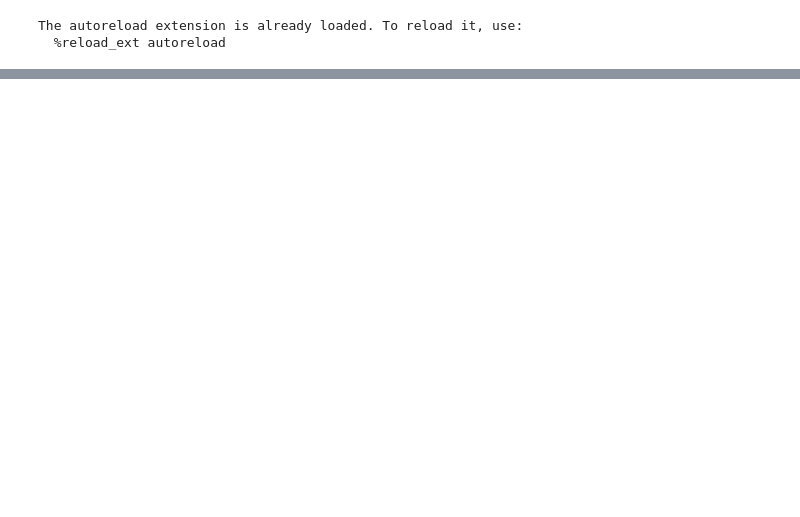
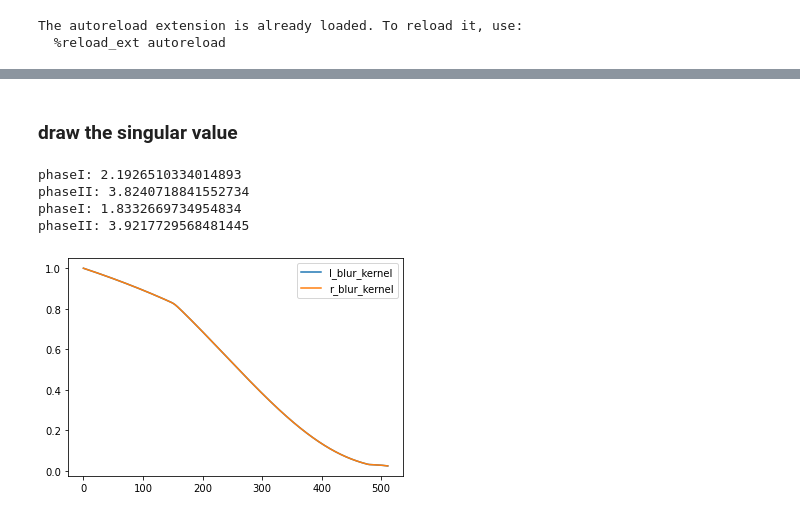
Before and after one commit to Linnore/DDA3005_114514, a Jupyter notebook: problem2.ipynb, the cells around one changed output, grey strips where cells are left out. Saved outputs shown, nothing was run; the diff lists cells and outputs as text; code cells hidden in the pictures; blank space fills up the shorter version.

```diff
--- a/problem2.ipynb
+++ b/problem2.ipynb
@@ -54,0 +63,10 @@ result_df
+# %% [markdown]
+### draw the singular value
+# %%
+pic_deblur1.singular_drawing(blur_kernel,['B1'])
+# %% [output]
+phaseI: 2.1926510334014893
+phaseII: 3.8240718841552734
+phaseI: 1.8332669734954834
+phaseII: 3.9217729568481445
+[figure, added]
```
Also changed, not shown: parts of 7 cells of this notebook, 1 other file.
